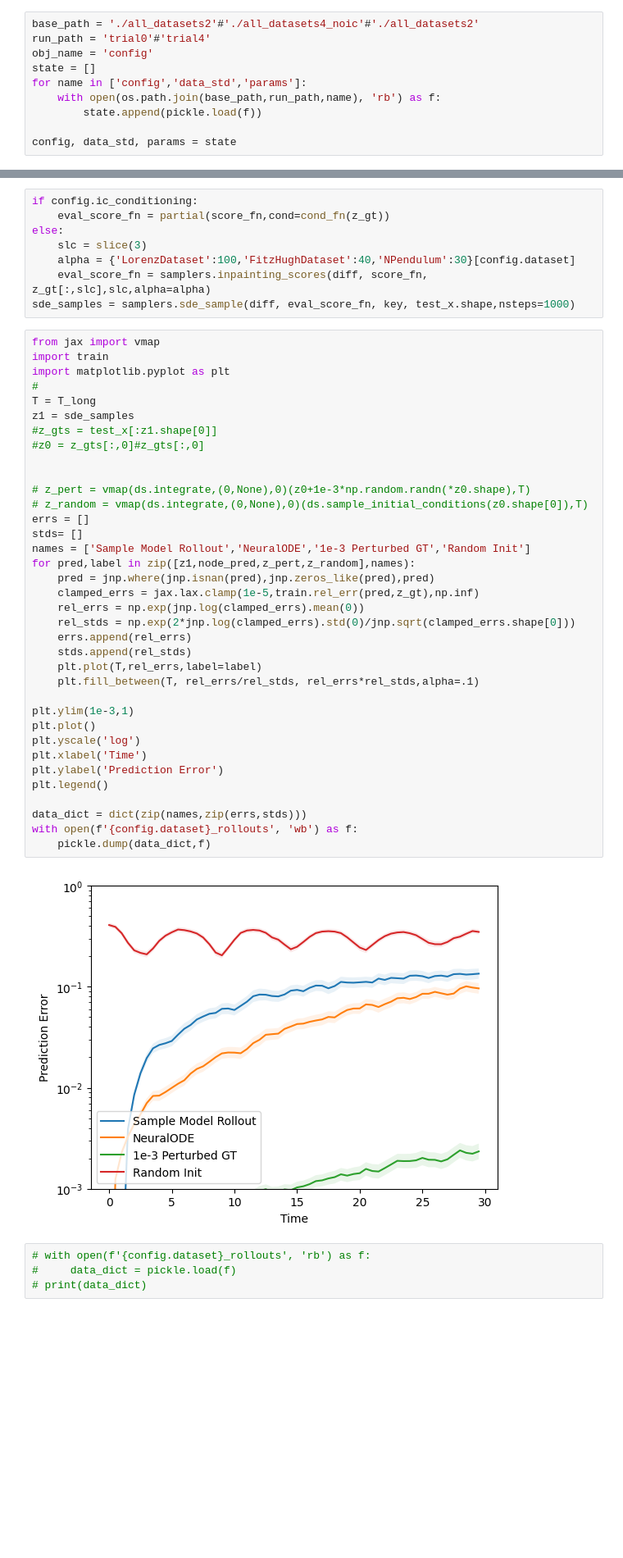
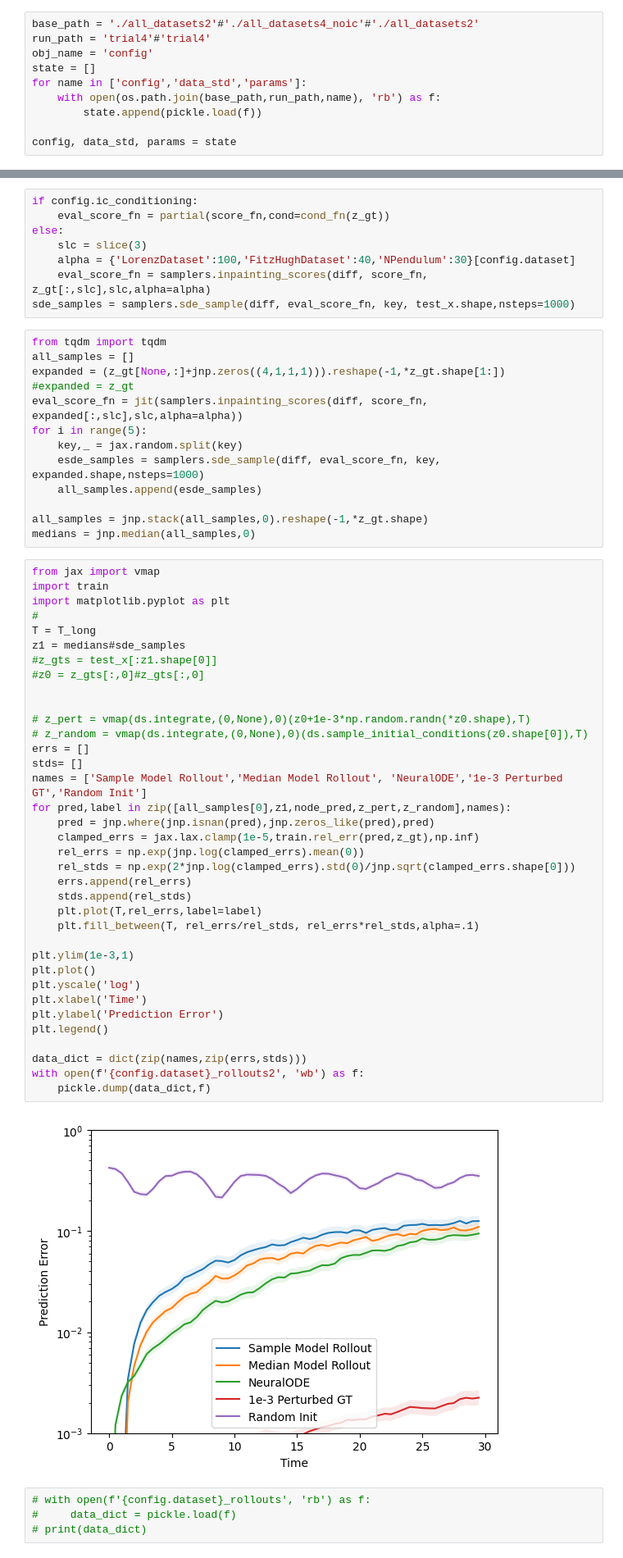
Before and after one commit to mfinzi/diffusion-extreme-event, a Jupyter notebook: plots.ipynb, the cells around one changed output, grey strips where cells are left out. Shown at 82% size. Saved outputs shown, nothing was run; the diff lists cells and outputs as text; blank space fills up the shorter version.

```diff
--- a/plots.ipynb
+++ b/plots.ipynb
@@ -39,7 +39,7 @@ import matplotlib.pyplot as plt
 import pandas as pd
 # %%
 base_path = './all_datasets2'#'./all_datasets4_noic'#'./all_datasets2'
-run_path = 'trial0'#'trial4'
+run_path = 'trial4'#'trial4'
 obj_name = 'config'
 state = []
 for name in ['config','data_std','params']:
@@ -225,44 +222,57 @@ else:
     alpha = {'LorenzDataset':100,'FitzHughDataset':40,'NPendulum':30}[config.dataset]
     eval_score_fn = samplers.inpainting_scores(diff, score_fn, z_gt[:,slc],slc,alpha=alpha)
 sde_samples = samplers.sde_sample(diff, eval_score_fn, key, test_x.shape,nsteps=1000)
+# %%
+from tqdm import tqdm
+all_samples = []
+expanded = (z_gt[None,:]+jnp.zeros((4,1,1,1))).reshape(-1,*z_gt.shape[1:])
+#expanded = z_gt
+eval_score_fn = jit(samplers.inpainting_scores(diff, score_fn, expanded[:,slc],slc,alpha=alpha))
+for i in range(5):
+    key,_ = jax.random.split(key)
+    esde_samples = samplers.sde_sample(diff, eval_score_fn, key, expanded.shape,nsteps=1000)
+    all_samples.append(esde_samples)
+
+all_samples = jnp.stack(all_samples,0).reshape(-1,*z_gt.shape)
+medians = jnp.median(all_samples,0)
 # %%
 from jax import vmap
 import train
 import matplotlib.pyplot as plt
 #
 T = T_long
-z1 = sde_samples
+z1 = medians#sde_samples
 #z_gts = test_x[:z1.shape[0]]
 #z0 = z_gts[:,0]#z_gts[:,0]
 
 
 # z_pert = vmap(ds.integrate,(0,None),0)(z0+1e-3*np.random.randn(*z0.shape),T)
 # z_random = vmap(ds.integrate,(0,None),0)(ds.sample_initial_conditions(z0.shape[0]),T)
 errs = []
 stds= []
-names = ['Sample Model Rollout','NeuralODE','1e-3 Perturbed GT','Random Init']
-for pred,label in zip([z1,node_pred,z_pert,z_random],names):
+names = ['Sample Model Rollout','Median Model Rollout', 'NeuralODE','1e-3 Perturbed GT','Random Init']
+for pred,label in zip([all_samples[0],z1,node_pred,z_pert,z_random],names):
     pred = jnp.where(jnp.isnan(pred),jnp.zeros_like(pred),pred)
     clamped_errs = jax.lax.clamp(1e-5,train.rel_err(pred,z_gt),np.inf)
     rel_errs = np.exp(jnp.log(clamped_errs).mean(0))
     rel_stds = np.exp(2*jnp.log(clamped_errs).std(0)/jnp.sqrt(clamped_errs.shape[0]))
     errs.append(rel_errs)
     stds.append(rel_stds)
     plt.plot(T,rel_errs,label=label)
     plt.fill_between(T, rel_errs/rel_stds, rel_errs*rel_stds,alpha=.1)
 
 plt.ylim(1e-3,1)
 plt.plot()
 plt.yscale('log')
 plt.xlabel('Time')
 plt.ylabel('Prediction Error')
 plt.legend()
 
 data_dict = dict(zip(names,zip(errs,stds)))
-with open(f'{config.dataset}_rollouts', 'wb') as f:
+with open(f'{config.dataset}_rollouts2', 'wb') as f:
     pickle.dump(data_dict,f)
 # %% [output]
-[figure, old version]
+[figure, new version]
 # %%
 # with open(f'{config.dataset}_rollouts', 'rb') as f:
 #     data_dict = pickle.load(f)
```
Also changed, not shown: parts of 3 cells of this notebook, 4 other files.
